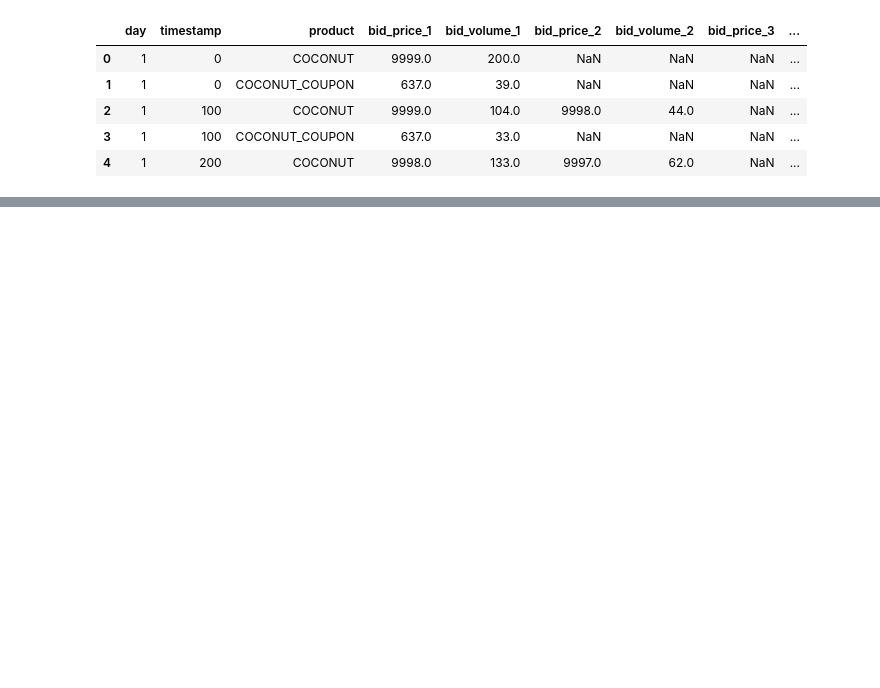
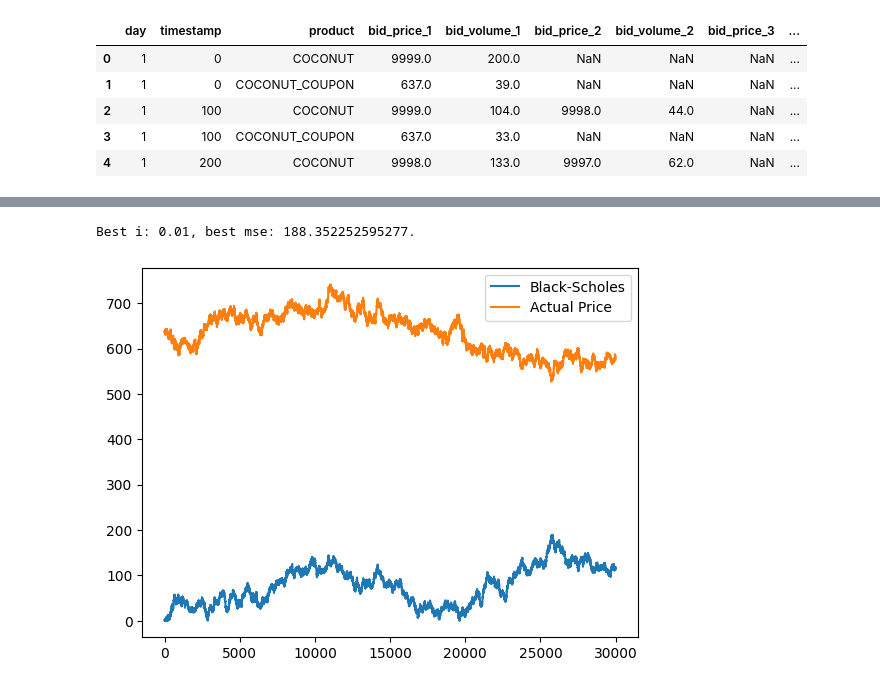
Before and after one commit to Gael-BB/Prosperity2, a Jupyter notebook: research/round4/analysis.ipynb, the cells around one changed output, grey strips where cells are left out. Drawn from its saved outputs; the diff is of its cells as text; code cells hidden in the pictures; blank space fills up the shorter version.

```diff
--- a/research/round4/analysis.ipynb
+++ b/research/round4/analysis.ipynb
@@ -20,0 +75,19 @@ data.head()
+# %%
+best_i = 0
+best_mse = np.inf
+for i in np.linspace(0.01,1,100):
+    black_scholes_prices = [calculate_black_scholes(x, i) for x in coconut_prices]
+    mse = np.mean((scaled_black_scholes_prices - coupon_prices) ** 2)
+    if mse < best_mse:
+        best_mse = mse
+        best_i = i
+print(f"Best i: {best_i}, best mse: {best_mse}.")
+# %% [output]
+Best i: 0.01, best mse: 188.352252595277.
+# %%
+plt.plot([calculate_black_scholes(x, 0.05652, 0, 0.5) for x in coconut_prices], label='Black-Scholes')
+plt.plot(coupon_prices, label='Actual Price')
+plt.legend()
+plt.show()
+# %% [output]
+[figure, added]
```
Also changed, not shown: parts of 9 cells of this notebook, 1 other file.
